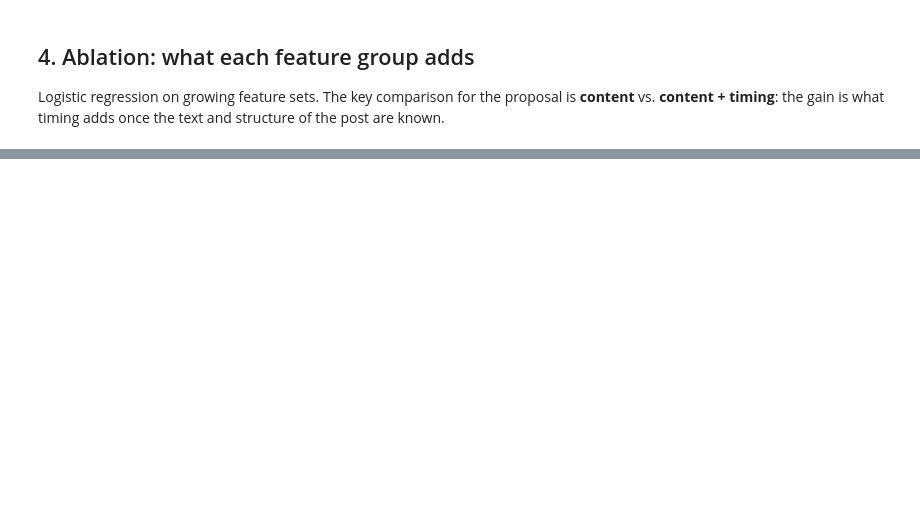
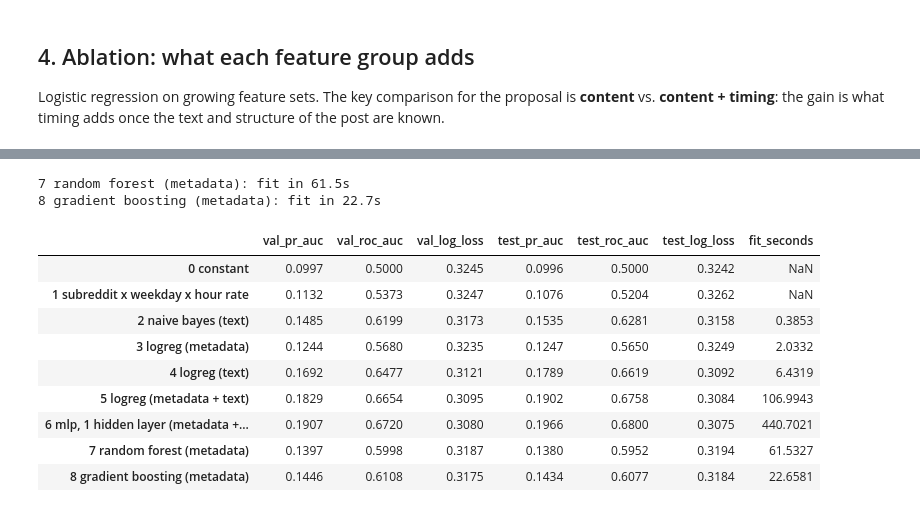
Before and after one commit to zachnorton14/reddit-post-predictor, a Jupyter notebook: textonly_baselines.ipynb, the cells around one changed output, grey strips where cells are left out. Cells and saved outputs as stored; diff of their text form; code cells hidden in the pictures; blank space fills up the shorter version.

```diff
--- a/textonly_baselines.ipynb
+++ b/textonly_baselines.ipynb
@@ -234,0 +250,22 @@ ablation_res.per_subreddit("test", "pr_auc")
+# %%
+tree_models = tb.run_tree_models(
+    data, feats, res,
+    rf_params={"n_estimators": 300, "max_depth": 20, "min_samples_leaf": 50},
+    gb_params={"max_iter": 200, "learning_rate": 0.05, "max_leaf_nodes": 31,
+               "min_samples_leaf": 50, "l2_regularization": 1.0},
+)
+models.update(tree_models)
+res.table()
+# %% [output]
+7 random forest (metadata): fit in 61.5s
+8 gradient boosting (metadata): fit in 22.7s
+|  | val_pr_auc | val_roc_auc | val_log_loss | test_pr_auc | test_roc_auc | test_log_loss | fit_seconds |
+| 0 constant | 0.0997 | 0.5000 | 0.3245 | 0.0996 | 0.5000 | 0.3242 | NaN |
+| 1 subreddit x weekday x hour rate | 0.1132 | 0.5373 | 0.3247 | 0.1076 | 0.5204 | 0.3262 | NaN |
+| 2 naive bayes (text) | 0.1485 | 0.6199 | 0.3173 | 0.1535 | 0.6281 | 0.3158 | 0.3853 |
+| 3 logreg (metadata) | 0.1244 | 0.5680 | 0.3235 | 0.1247 | 0.5650 | 0.3249 | 2.0332 |
+| 4 logreg (text) | 0.1692 | 0.6477 | 0.3121 | 0.1789 | 0.6619 | 0.3092 | 6.4319 |
+| 5 logreg (metadata + text) | 0.1829 | 0.6654 | 0.3095 | 0.1902 | 0.6758 | 0.3084 | 106.9943 |
+| 6 mlp, 1 hidden layer (metadata +... | 0.1907 | 0.6720 | 0.3080 | 0.1966 | 0.6800 | 0.3075 | 440.7021 |
+| 7 random forest (metadata) | 0.1397 | 0.5998 | 0.3187 | 0.1380 | 0.5952 | 0.3194 | 61.5327 |
+| 8 gradient boosting (metadata) | 0.1446 | 0.6108 | 0.3175 | 0.1434 | 0.6077 | 0.3184 | 22.6581 |
```
Also changed, not shown: parts of 21 cells of this notebook, 4 other files.
